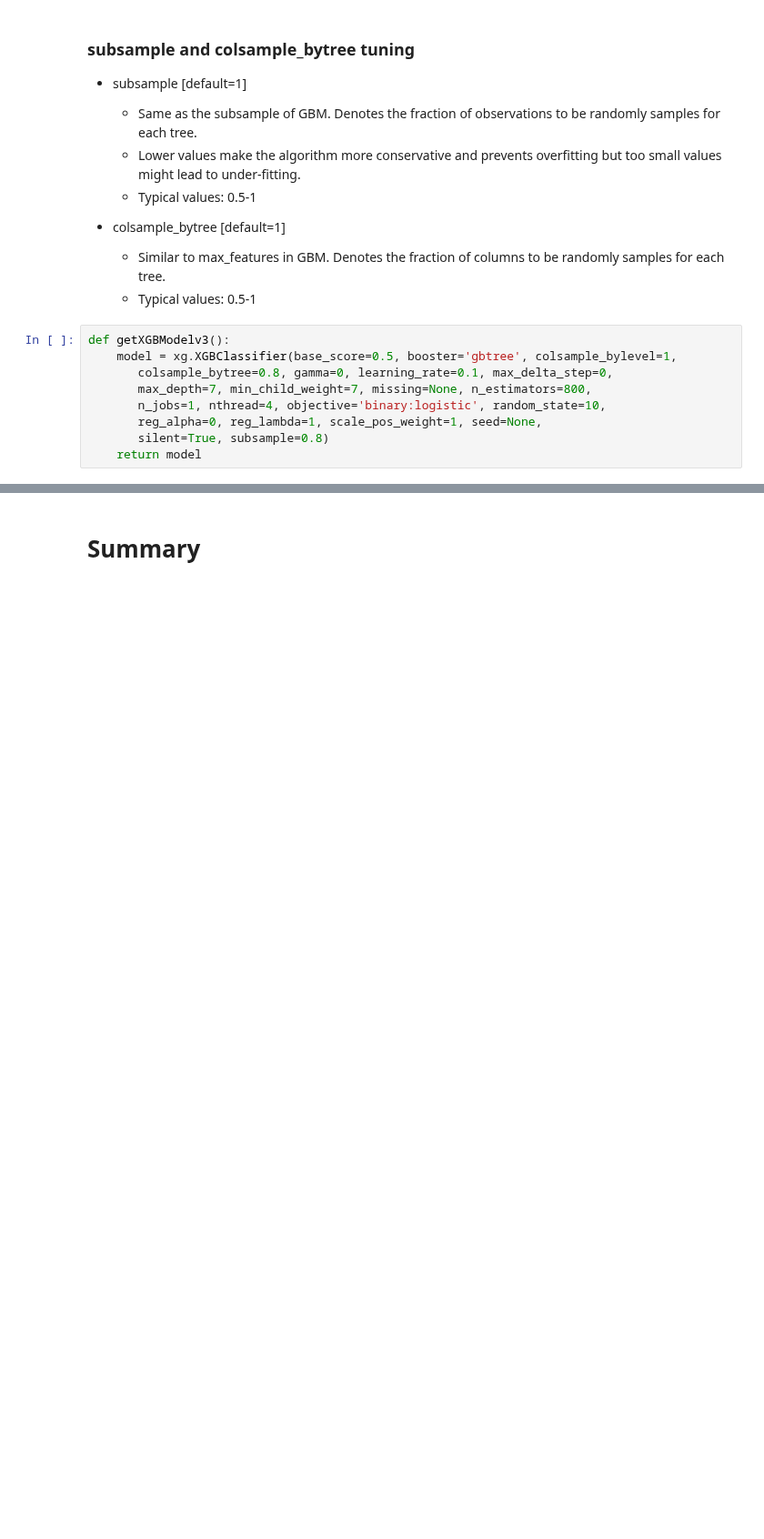
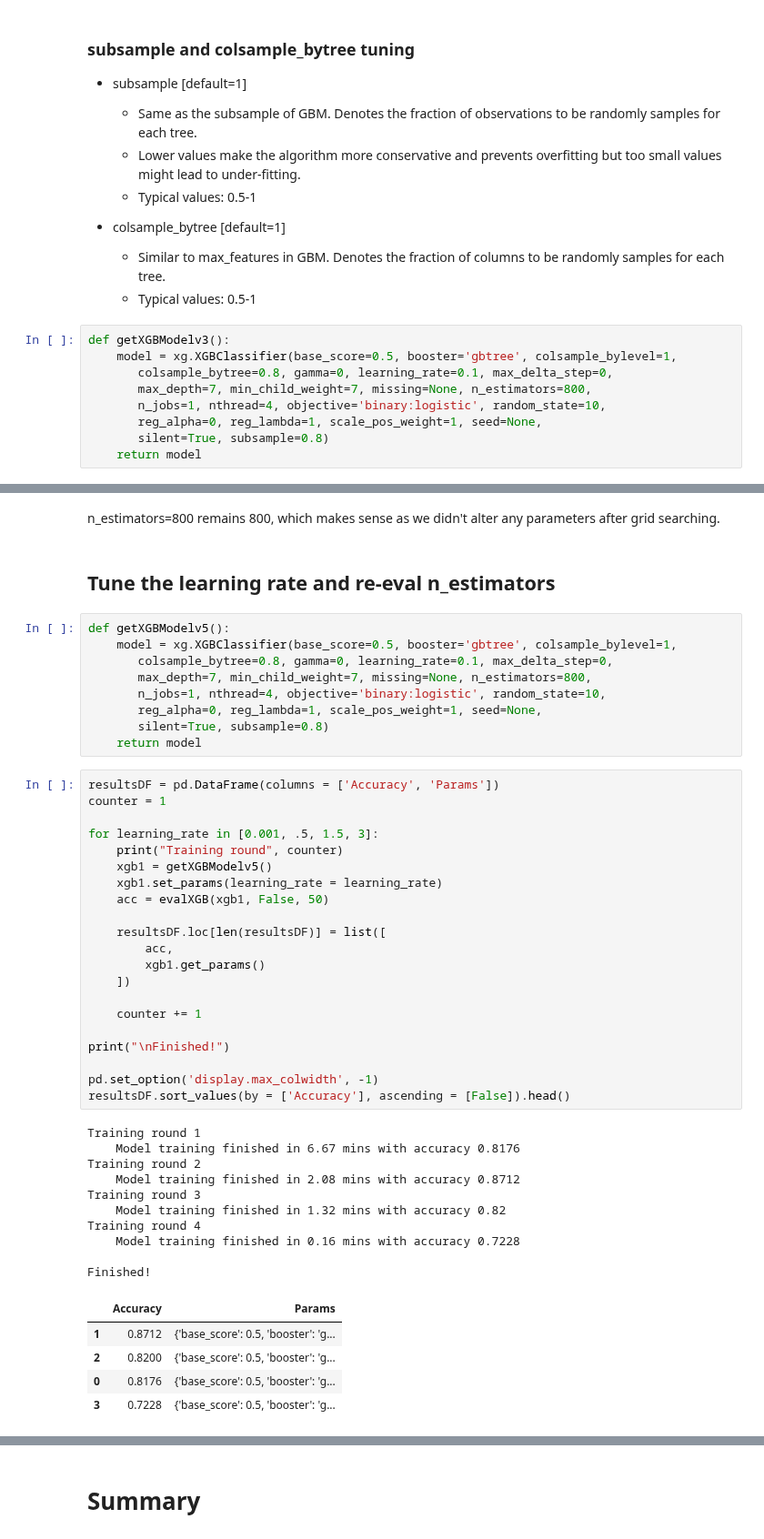
Before and after one commit to nrasch/Portfolio, a Jupyter notebook: Machine-Learning/Python/04-Classic-Datasets/Model-XGB-1.1.ipynb, the cells around one changed output, grey strips where cells are left out. Shown at 91% size. Saved outputs shown, nothing was run; the diff lists cells and outputs as text; blank space fills up the shorter version.

```diff
--- a/Machine-Learning/Python/04-Classic-Datasets/Model-XGB-1.1.ipynb
+++ b/Machine-Learning/Python/04-Classic-Datasets/Model-XGB-1.1.ipynb
@@ -1334,0 +1447,50 @@ Training round 2
+# %% [markdown]
+n_estimators=800 remains 800, which makes sense as we didn't alter any parameters after grid searching.
+# %% [markdown]
+## Tune the learning rate and re-eval n_estimators
+# %%
+def getXGBModelv5():
+    model = xg.XGBClassifier(base_score=0.5, booster='gbtree', colsample_bylevel=1,
+       colsample_bytree=0.8, gamma=0, learning_rate=0.1, max_delta_step=0,
+       max_depth=7, min_child_weight=7, missing=None, n_estimators=800,
+       n_jobs=1, nthread=4, objective='binary:logistic', random_state=10,
+       reg_alpha=0, reg_lambda=1, scale_pos_weight=1, seed=None,
+       silent=True, subsample=0.8)
+    return model
+# %%
+resultsDF = pd.DataFrame(columns = ['Accuracy', 'Params'])
+counter = 1
+
+for learning_rate in [0.001, .5, 1.5, 3]:
+    print("Training round", counter)
+    xgb1 = getXGBModelv5()
+    xgb1.set_params(learning_rate = learning_rate)
+    acc = evalXGB(xgb1, False, 50)
+
+    resultsDF.loc[len(resultsDF)] = list([
+        acc,
+        xgb1.get_params()
+    ])
+
+    counter += 1
+
+print("\nFinished!")
+
+pd.set_option('display.max_colwidth', -1)
+resultsDF.sort_values(by = ['Accuracy'], ascending = [False]).head()
+# %% [output]
+Training round 1
+    Model training finished in 6.67 mins with accuracy 0.8176
+Training round 2
+    Model training finished in 2.08 mins with accuracy 0.8712
+Training round 3
+    Model training finished in 1.32 mins with accuracy 0.82
+Training round 4
+    Model training finished in 0.16 mins with accuracy 0.7228
+
+Finished!
+|  | Accuracy | Params |
+| 1 | 0.8712 | {'base_score': 0.5, 'booster': 'g... |
+| 2 | 0.8200 | {'base_score': 0.5, 'booster': 'g... |
+| 0 | 0.8176 | {'base_score': 0.5, 'booster': 'g... |
+| 3 | 0.7228 | {'base_score': 0.5, 'booster': 'g... |
```
Also changed, not shown: parts of 32 cells of this notebook.
